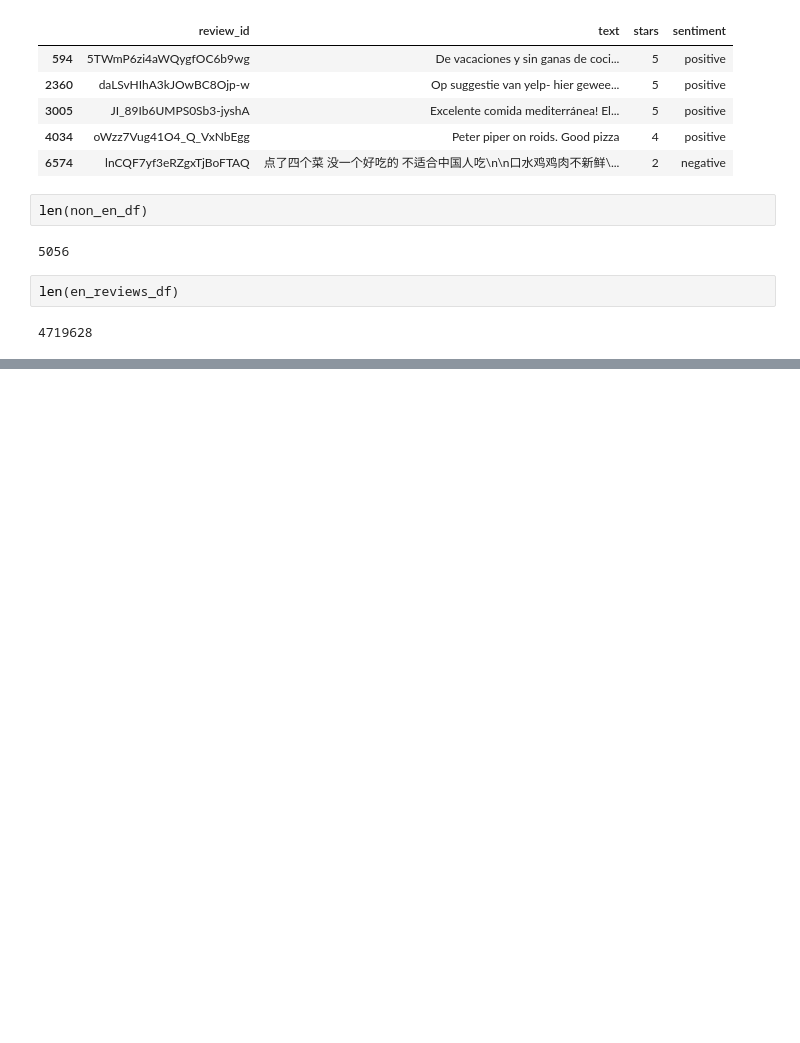
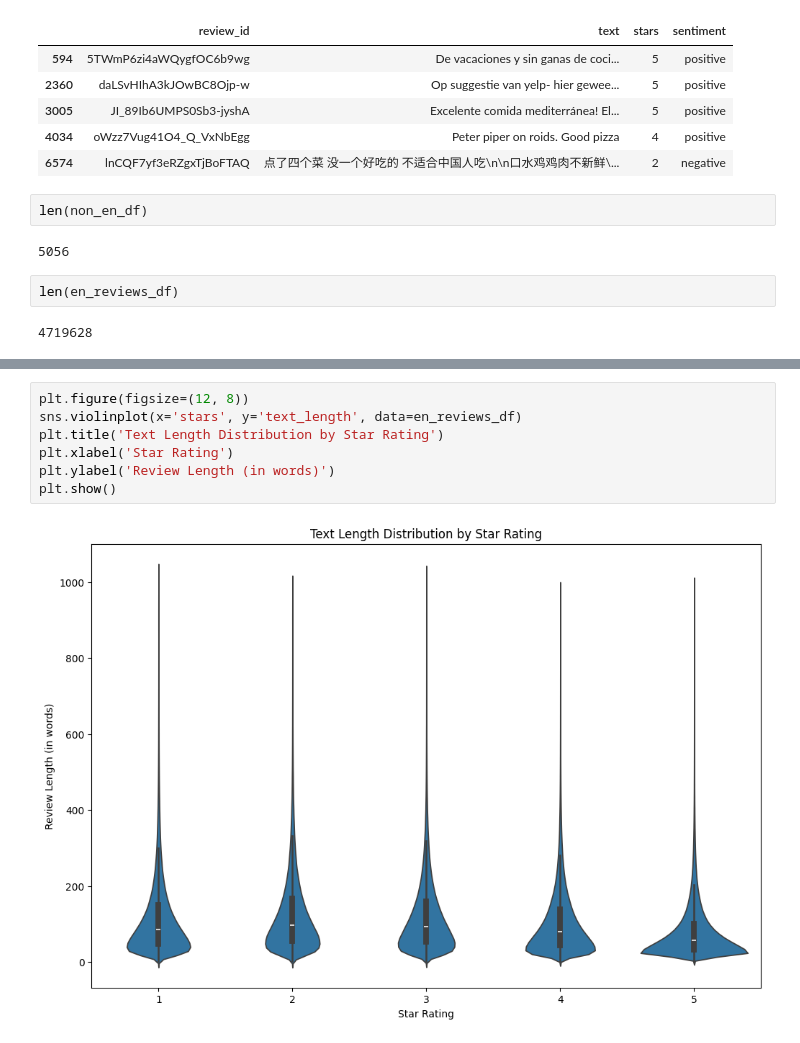
Before and after one commit to GbemisolaAyejuni/CIND820-Big-Data-Analytics-Project, a Jupyter notebook: Preprocessing.ipynb, the cells around one changed output, grey strips where cells are left out. Saved outputs shown, nothing was run; the diff lists cells and outputs as text; blank space fills up the shorter version.

```diff
--- a/Preprocessing.ipynb
+++ b/Preprocessing.ipynb
@@ -101,0 +140,9 @@ en_reviews_df.to_csv('en_reviews.csv', index=False)
+# %%
+plt.figure(figsize=(12, 8))
+sns.violinplot(x='stars', y='text_length', data=en_reviews_df)
+plt.title('Text Length Distribution by Star Rating')
+plt.xlabel('Star Rating')
+plt.ylabel('Review Length (in words)')
+plt.show()
+# %% [output]
+[figure, added]
```
Also changed, not shown: parts of 6 cells of this notebook.
